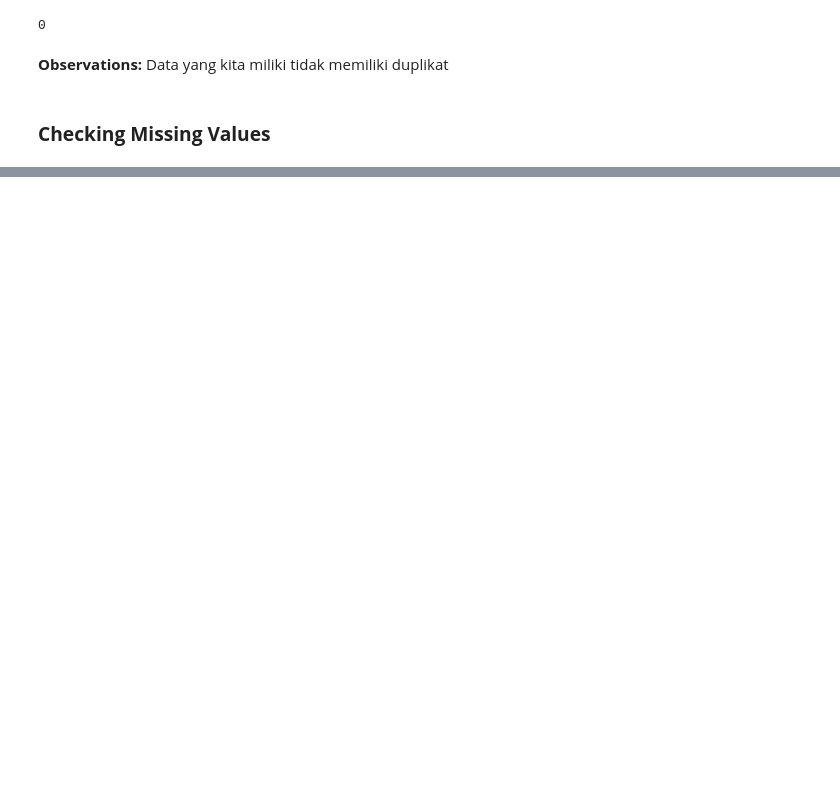
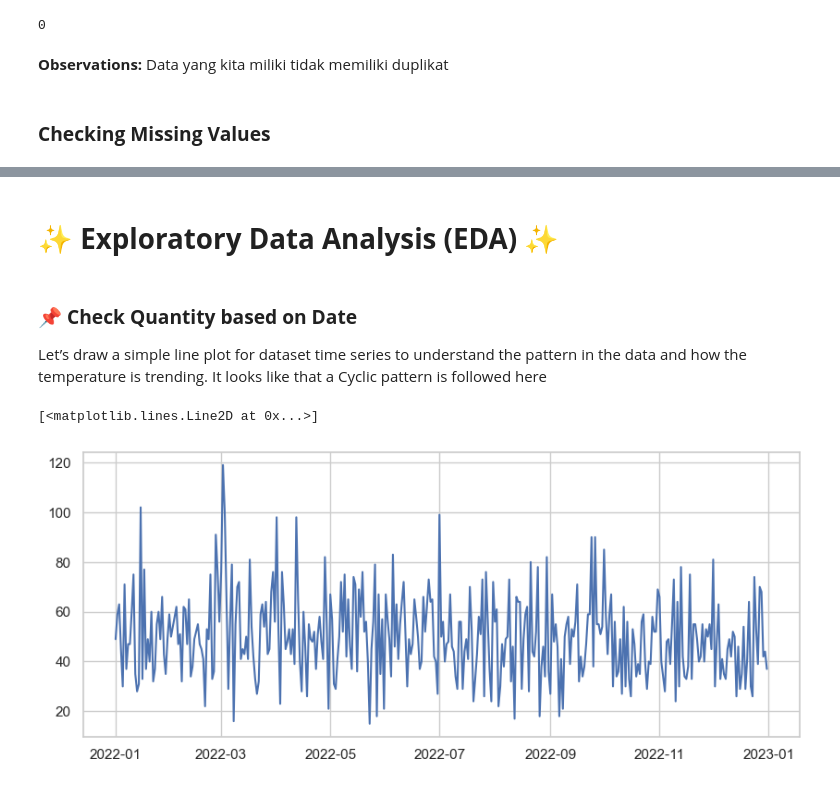
Before and after one commit to nurimammasri/VIX-Inventory-Marketing-Kalbe-Nutritionals, a Jupyter notebook: 1. Forecasting - Time Series.ipynb, the cells around one changed output, grey strips where cells are left out. Saved outputs shown, nothing was run; the diff lists cells and outputs as text; code cells hidden in the pictures; blank space fills up the shorter version.

Commit message:
Update Time Series

```diff
--- a/1. Forecasting - Time Series.ipynb
+++ b/1. Forecasting - Time Series.ipynb
@@ -431,0 +641,18 @@ dms.set_yticklabels(size = 6)
+# %%
+col_drop = timestamp+cat_id_cols+["Latitude", "Longitude"]
+df_ma = df_ma.drop(col_drop, axis=1)
+# %%
+from sklearn.preprocessing import LabelEncoder
+
+le = LabelEncoder()
+
+for i in ["ProductName", "StoreName", "GroupStore", "Type"]:
+    df_ma[i] = le.fit_transform(df_ma[i])
+    print(le.classes_)
+
+map_ms = {
+    'Single' : 0,
+    'Married' : 1
+}
+
+df_ma['MaritalStatus'] = df_ma['MaritalStatus'].map(map_ms)
@@ -431,0 +730,19 @@ dms.set_yticklabels(size = 6)
+# %%
+import miceforest as mf
+
+df_ma_amp = mf.ampute_data(df_ma, perc=0.25,random_state=1991)
+
+# Create kernel.
+kds = mf.ImputationKernel(
+  data = df_ma,
+  save_all_iterations=True,
+  random_state=1991
+)
+
+# Run the MICE algorithm
+kds.mice(iterations=5, n_estimators=50)
+
+# Return the completed dataset.
+df_imputed = kds.complete_data()
+df["MaritalStatus"] = np.where(df_imputed["MaritalStatus"] > 0.5, "Married", "Single").copy()
+df["MaritalStatus"].unique()
@@ -431,0 +757,4 @@ dms.set_yticklabels(size = 6)
+# %%
+df_ts = df[['Date','Qty']]
+df_ts = df_ts.groupby('Date').agg({"Qty":"sum"})
+df_ts.head()
@@ -431,0 +769,12 @@ dms.set_yticklabels(size = 6)
+# %% [markdown]
+# **✨ Exploratory Data Analysis (EDA) ✨**
+# %% [markdown]
+### **📌 Check Quantity based on Date** ###
+
+Let’s draw a simple line plot for dataset time series to understand the pattern in the data and how the temperature is trending. It looks like that a Cyclic pattern is followed here
+# %%
+plt.figure(figsize=(10,4))
+plt.plot(df_ts["Qty"])
+# %% [output]
+[<matplotlib.lines.Line2D at 0x...>]
+[figure, added]
```
Also changed, not shown: parts of 166 cells of this notebook.
